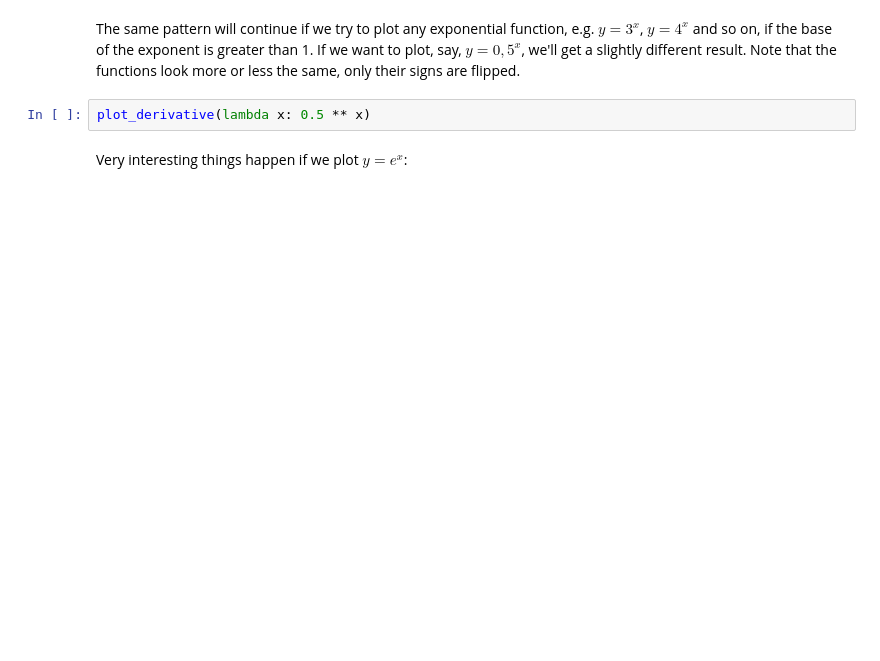
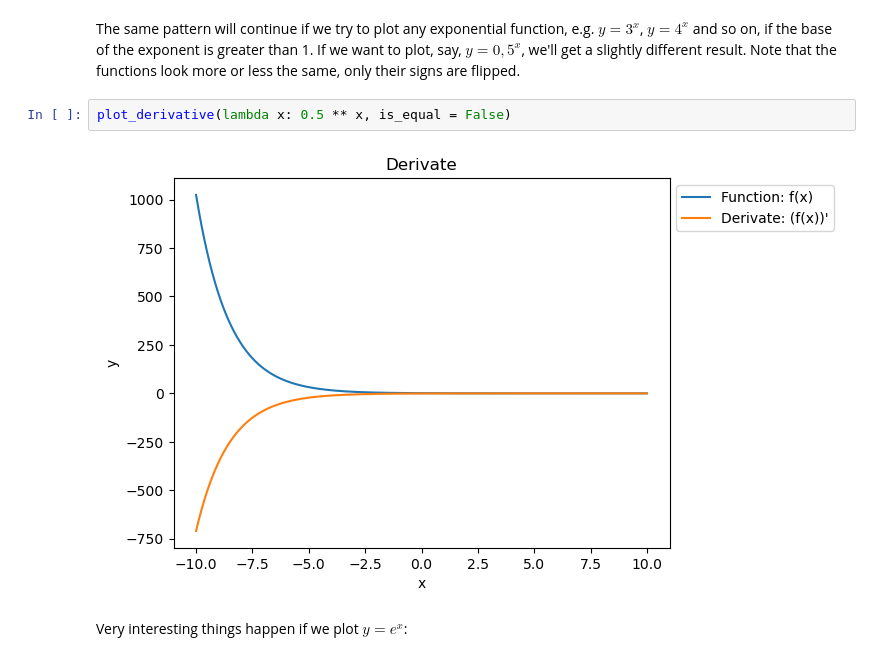
Before and after one commit to vessln/Math_concepts_for_developers, a Jupyter notebook: 4.Calculus-Exercise/Calculus Exercise.ipynb, the cells around one changed output. Saved outputs shown, nothing was run; the diff lists cells and outputs as text; blank space fills up the shorter version.

```diff
--- a/4.Calculus-Exercise/Calculus Exercise.ipynb
+++ b/4.Calculus-Exercise/Calculus Exercise.ipynb
@@ -175,7 +241,9 @@ plot_derivative(lambda x: 2 ** x, min_x = 0, max_x = 20)
 # %% [markdown]
 The same pattern will continue if we try to plot any exponential function, e.g. $y = 3^x$, $y = 4^x$ and so on, if the base of the exponent is greater than 1. If we want to plot, say, $y = 0,5^x$, we'll get a slightly different result. Note that the functions look more or less the same, only their signs are flipped.
 # %%
-plot_derivative(lambda x: 0.5 ** x)
+plot_derivative(lambda x: 0.5 ** x, is_equal = False)
+# %% [output]
+[figure, added]
 # %% [markdown]
 Very interesting things happen if we plot $y = e^x$:
 # %%
```
Also changed, not shown: parts of 19 cells of this notebook, 1 other file.
